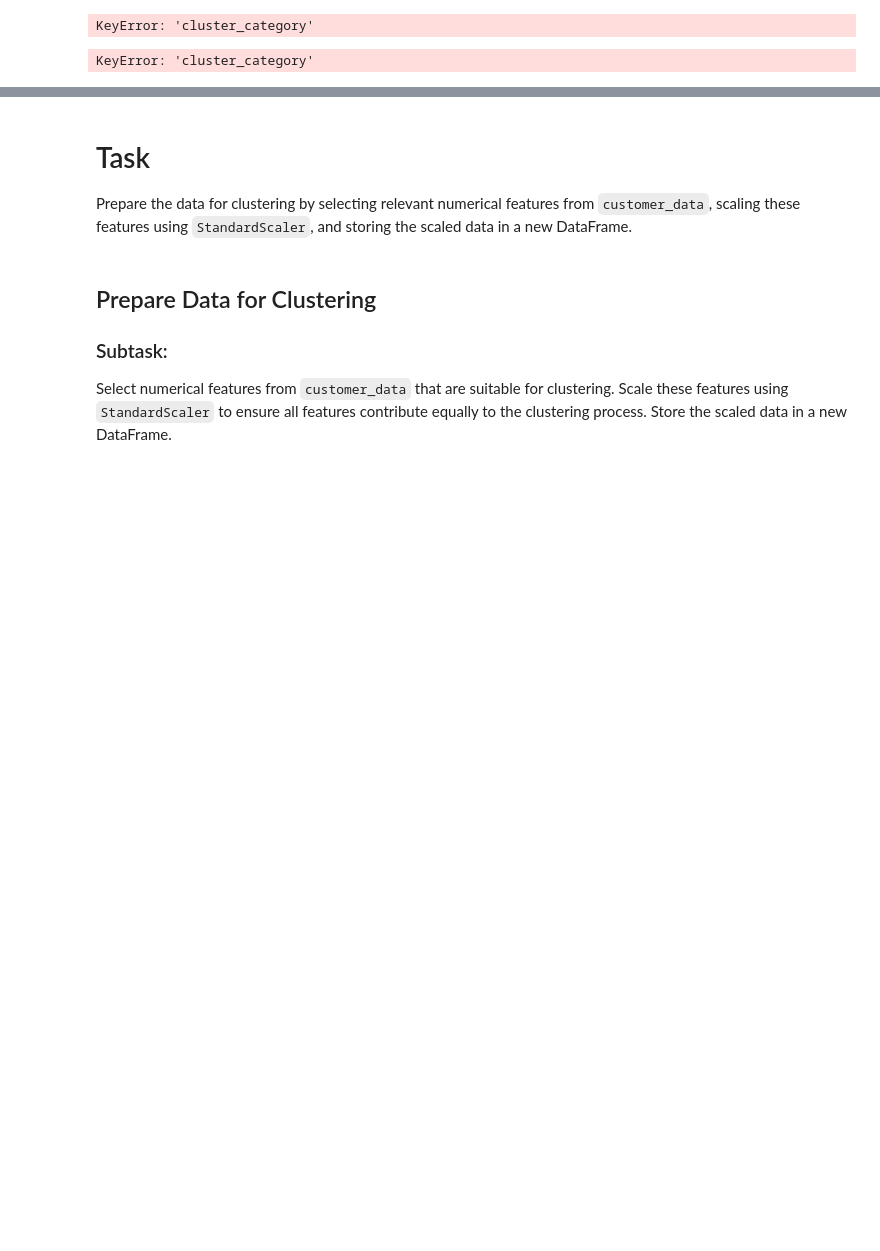
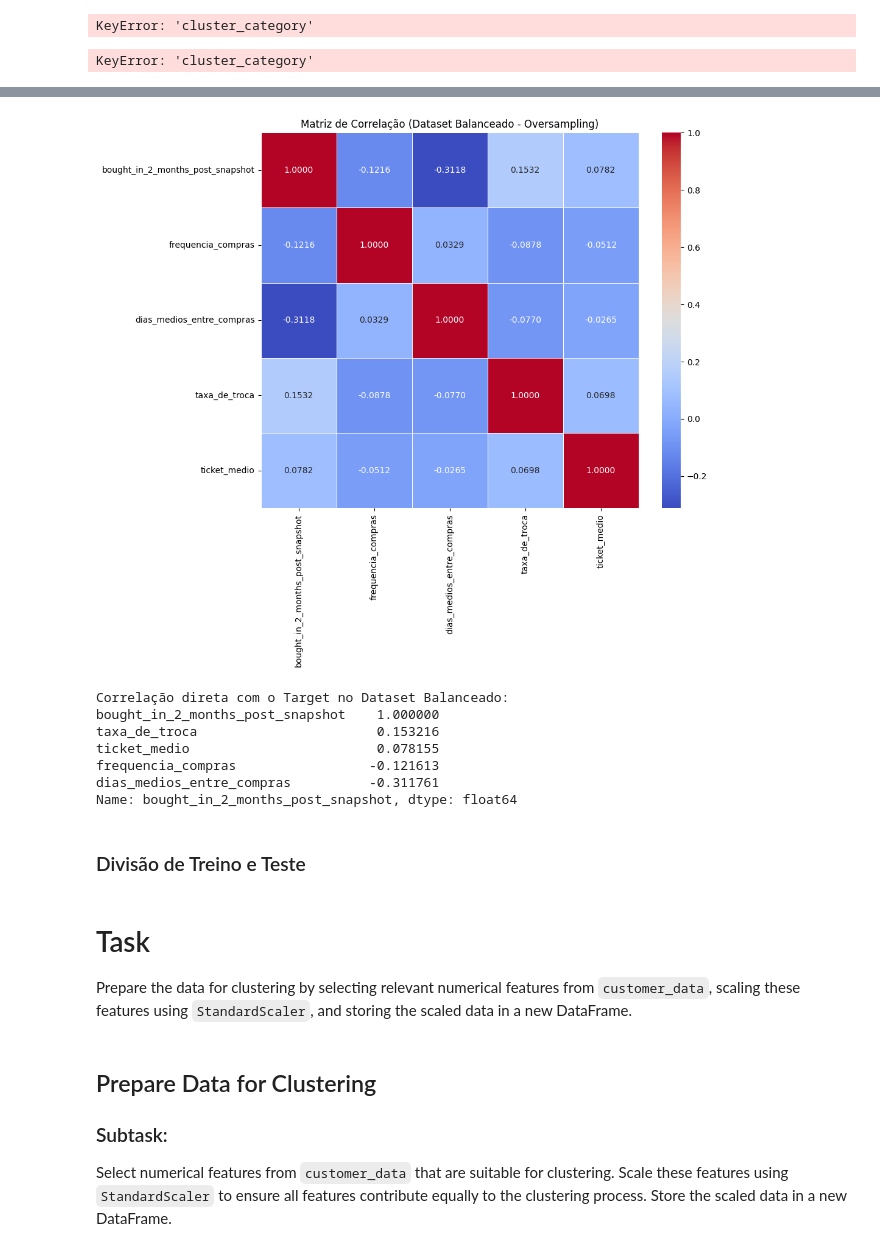
Before and after one commit to luuizfr/PE_Sistema_Automotivo, a Jupyter notebook: PE_Sistema_Automotivo.ipynb, the cells around one changed output, grey strips where cells are left out. Saved outputs shown, nothing was run; the diff lists cells and outputs as text; code cells hidden in the pictures; blank space fills up the shorter version.

```diff
--- a/PE_Sistema_Automotivo.ipynb
+++ b/PE_Sistema_Automotivo.ipynb
@@ -567,3 +1013,39 @@ KeyError: 'cluster_category'
+# %%
+import matplotlib.pyplot as plt
+import seaborn as sns
+
+# Selecionando as colunas numéricas e o target do dataset balanceado
+features_corr = [
+    'bought_in_2_months_post_snapshot',
+    'frequencia_compras',
+    'dias_medios_entre_compras',
+    'taxa_de_troca',
+    'ticket_medio'
+]
+
+# Calculando a correlação no dataframe balanceado
+corr_matrix_balanced = customer_data_balanced[features_corr].corr()
+
+# Configurando o plot
+plt.figure(figsize=(10, 8))
+sns.heatmap(corr_matrix_balanced, annot=True, cmap='coolwarm', fmt='.4f', linewidths=0.5)
+plt.title('Matriz de Correlação (Dataset Balanceado - Oversampling)')
+plt.show()
+
+# Exibindo a correlação direta com o Target
+print("\nCorrelação direta com o Target no Dataset Balanceado:")
+print(corr_matrix_balanced['bought_in_2_months_post_snapshot'].sort_values(ascending=False))
+# %% [output]
+[figure, added]
+Correlação direta com o Target no Dataset Balanceado:
+bought_in_2_months_post_snapshot    1.000000
+taxa_de_troca                       0.153216
+ticket_medio                        0.078155
+frequencia_compras                 -0.121613
+dias_medios_entre_compras          -0.311761
+Name: bought_in_2_months_post_snapshot, dtype: float64
+# %% [markdown]
+### Divisão de Treino e Teste
 # %% [markdown]
 # Task
 Prepare the data for clustering by selecting relevant numerical features from `customer_data`, scaling these features using `StandardScaler`, and storing the scaled data in a new DataFrame.
```
Also changed, not shown: parts of 34 cells of this notebook.
